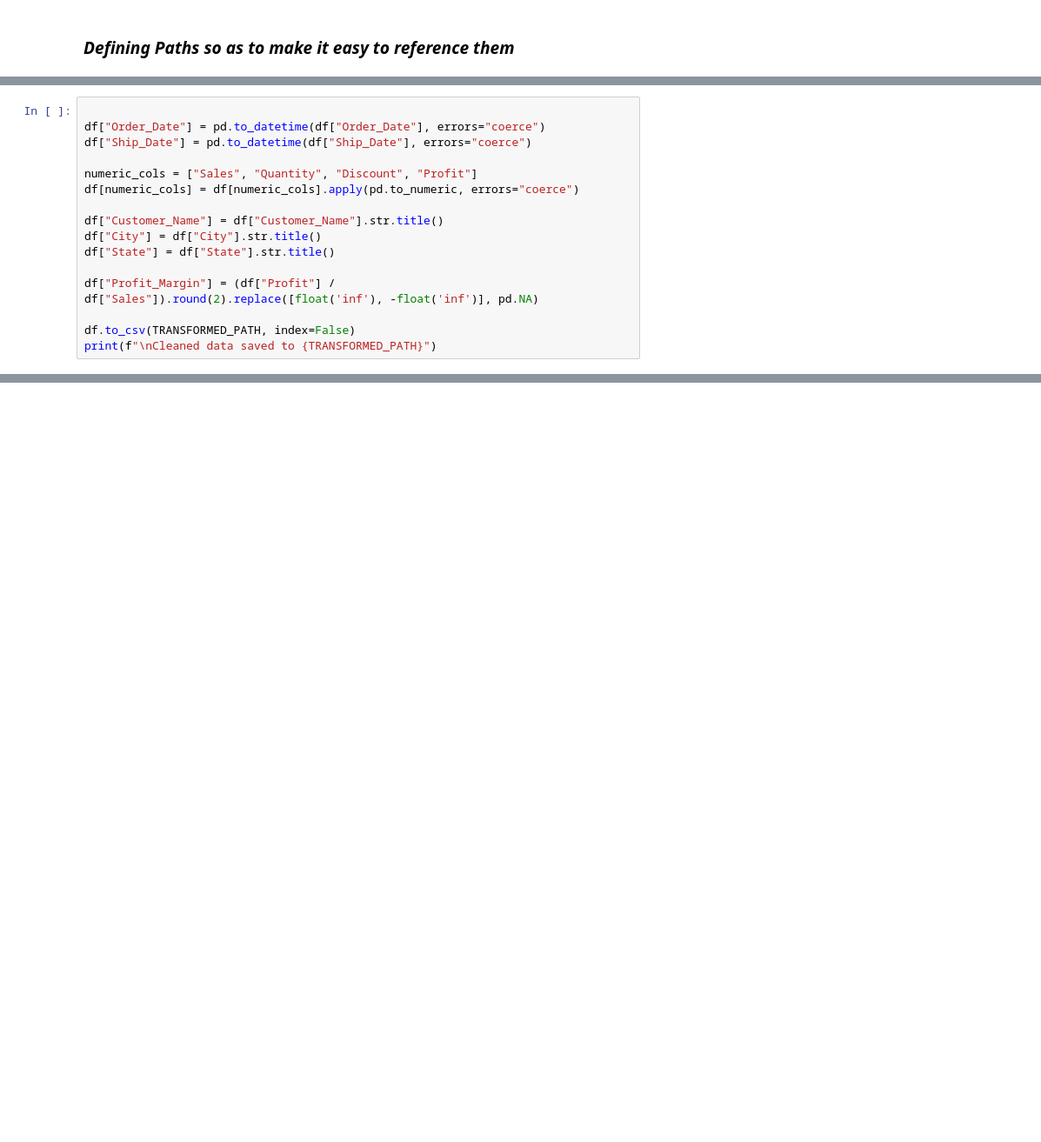
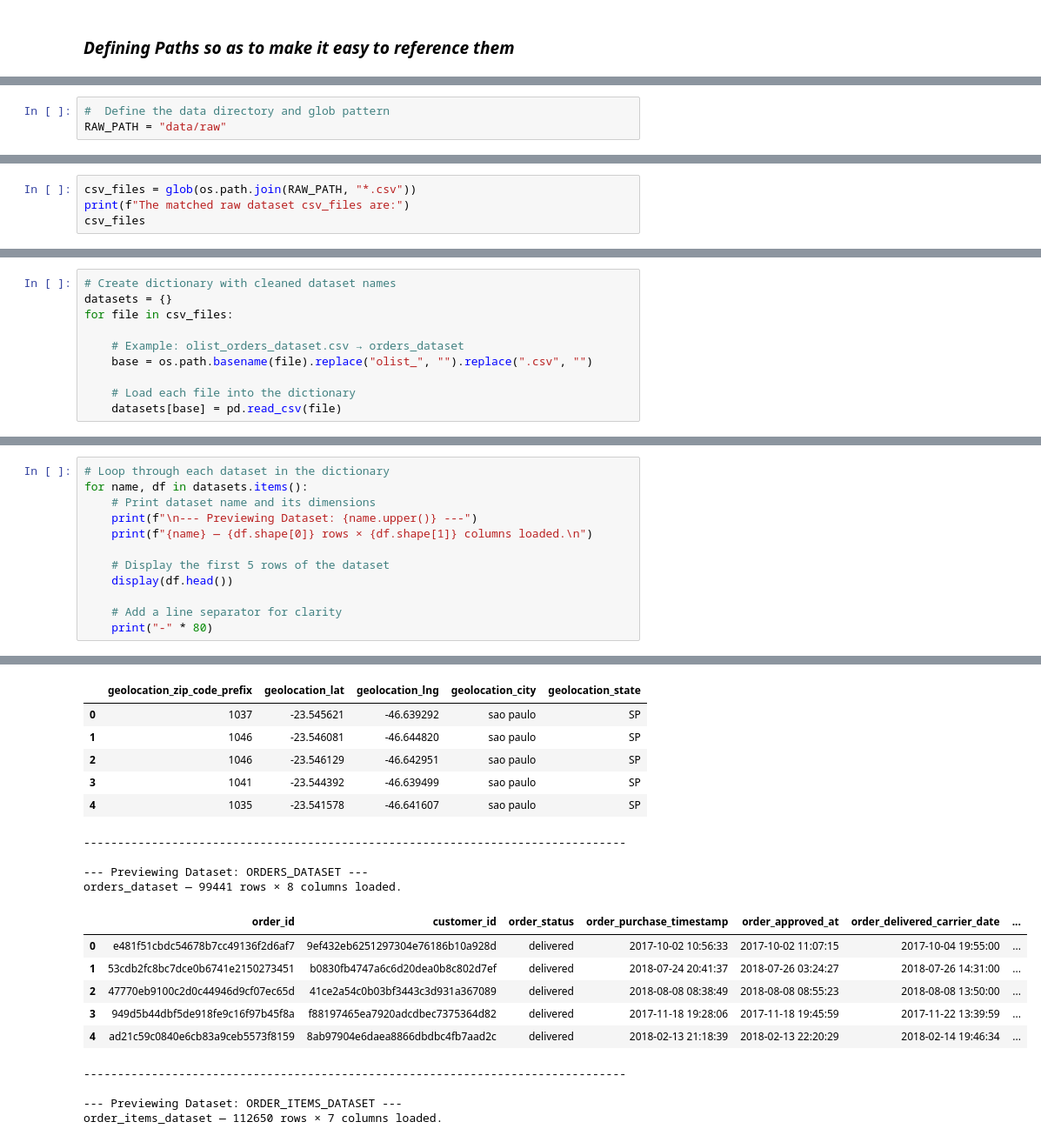
Before and after one commit to SnitTeshome/DSA2040A_DataMining_Group-8_Snit_552___Mohamed_006___Halima_315___Lesala_218, a Jupyter notebook: 1_extract_transform.ipynb, the cells around one changed output, grey strips where cells are left out. Shown at 87% size. Drawn from its saved outputs; the diff is of its cells as text; blank space fills up the shorter version.

```diff
--- a/1_extract_transform.ipynb
+++ b/1_extract_transform.ipynb
@@ -186,16 +52,0 @@ These transformations will help downstream processes like mining and visualizati
-# %%
-
-df["Order_Date"] = pd.to_datetime(df["Order_Date"], errors="coerce")
-df["Ship_Date"] = pd.to_datetime(df["Ship_Date"], errors="coerce")
-
-numeric_cols = ["Sales", "Quantity", "Discount", "Profit"]
-df[numeric_cols] = df[numeric_cols].apply(pd.to_numeric, errors="coerce")
-
-df["Customer_Name"] = df["Customer_Name"].str.title()
-df["City"] = df["City"].str.title()
-df["State"] = df["State"].str.title()
-
-df["Profit_Margin"] = (df["Profit"] / df["Sales"]).round(2).replace([float('inf'), -float('inf')], pd.NA)
-
-df.to_csv(TRANSFORMED_PATH, index=False)
-print(f"\nCleaned data saved to {TRANSFORMED_PATH}")
@@ -218,0 +53,3 @@ ETL pipeline complete.
+# %%
+#  Define the data directory and glob pattern
+RAW_PATH = "data/raw"
@@ -218,0 +58,4 @@ ETL pipeline complete.
+# %%
+csv_files = glob(os.path.join(RAW_PATH, "*.csv"))
+print(f"The matched raw dataset csv_files are:")
+csv_files
@@ -218,0 +73,10 @@ ETL pipeline complete.
+# %%
+# Create dictionary with cleaned dataset names
+datasets = {}
+for file in csv_files:
+
+    # Example: olist_orders_dataset.csv → orders_dataset
+    base = os.path.basename(file).replace("olist_", "").replace(".csv", "")
+
+    # Load each file into the dictionary
+    datasets[base] = pd.read_csv(file)
@@ -218,0 +103,13 @@ ETL pipeline complete.
+# %%
+# Loop through each dataset in the dictionary
+for name, df in datasets.items():
+    # Print dataset name and its dimensions
+    print(f"\n--- Previewing Dataset: {name.upper()} ---")
+    print(f"{name} — {df.shape[0]} rows × {df.shape[1]} columns loaded.\n")
+
+    # Display the first 5 rows of the dataset
+    display(df.head())
+
+    # Add a line separator for clarity
+    print("-" * 80)
+# %% [output]
@@ -218,0 +128,20 @@ ETL pipeline complete.
+|  | geolocation_zip_code_prefix | geolocation_lat | geolocation_lng | geolocation_city | geolocation_state |
+| 0 | 1037 | -23.545621 | -46.639292 | sao paulo | SP |
+| 1 | 1046 | -23.546081 | -46.644820 | sao paulo | SP |
+| 2 | 1046 | -23.546129 | -46.642951 | sao paulo | SP |
+| 3 | 1041 | -23.544392 | -46.639499 | sao paulo | SP |
+| 4 | 1035 | -23.541578 | -46.641607 | sao paulo | SP |
+--------------------------------------------------------------------------------
+
+--- Previewing Dataset: ORDERS_DATASET ---
+orders_dataset — 99441 rows × 8 columns loaded.
+|  | order_id | customer_id | order_status | order_purchase_timestamp | order_approved_at | order_delivered_carrier_date | ... |
+| 0 | e481f51cbdc54678b7cc49136f2d6af7 | 9ef432eb6251297304e76186b10a928d | delivered | 2017-10-02 10:56:33 | 2017-10-02 11:07:15 | 2017-10-04 19:55:00 | ... |
+| 1 | 53cdb2fc8bc7dce0b6741e2150273451 | b0830fb4747a6c6d20dea0b8c802d7ef | delivered | 2018-07-24 20:41:37 | 2018-07-26 03:24:27 | 2018-07-26 14:31:00 | ... |
+| 2 | 47770eb9100c2d0c44946d9cf07ec65d | 41ce2a54c0b03bf3443c3d931a367089 | delivered | 2018-08-08 08:38:49 | 2018-08-08 08:55:23 | 2018-08-08 13:50:00 | ... |
+| 3 | 949d5b44dbf5de918fe9c16f97b45f8a | f88197465ea7920adcdbec7375364d82 | delivered | 2017-11-18 19:28:06 | 2017-11-18 19:45:59 | 2017-11-22 13:39:59 | ... |
+| 4 | ad21c59c0840e6cb83a9ceb5573f8159 | 8ab97904e6daea8866dbdbc4fb7aad2c | delivered | 2018-02-13 21:18:39 | 2018-02-13 22:20:29 | 2018-02-14 19:46:34 | ... |
+--------------------------------------------------------------------------------
+
+--- Previewing Dataset: ORDER_ITEMS_DATASET ---
+order_items_dataset — 112650 rows × 7 columns loaded.
```
Also changed, not shown: parts of 45 cells of this notebook, 1 other file.
